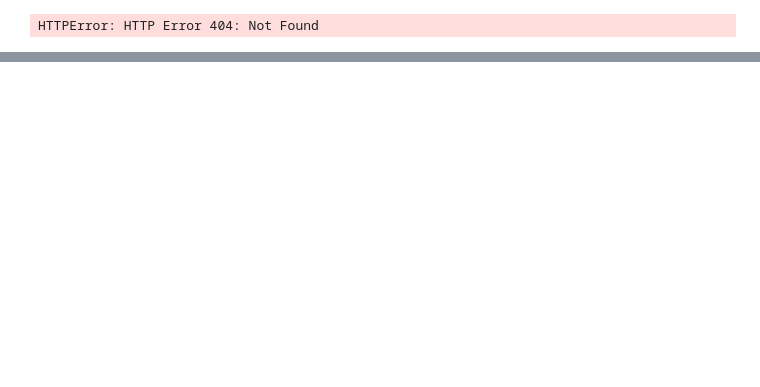
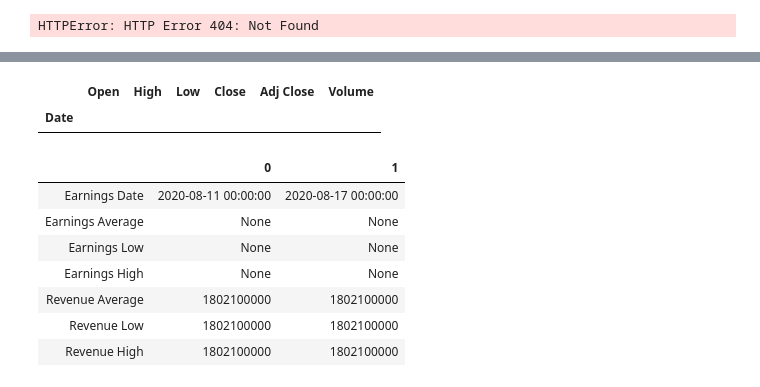
Before and after one commit to ruben-rosa/MyDashApp, a Jupyter notebook: notebooks/stock_dashboard_final-v2.ipynb, the cells around one changed output, grey strips where cells are left out. Saved outputs shown, nothing was run; the diff lists cells and outputs as text; code cells hidden in the pictures; blank space fills up the shorter version.

```diff
--- a/notebooks/stock_dashboard_final-v2.ipynb
+++ b/notebooks/stock_dashboard_final-v2.ipynb
@@ -226,0 +305,16 @@ HTTPError: HTTP Error 404: Not Found
+# %%
+df_ticker.balance_sheet
+# %% [output]
+|  | Open | High | Low | Close | Adj Close | Volume |
+| Date |  |  |  |  |  |  |
+# %%
+df_ticker.calendar
+# %% [output]
+|  | 0 | 1 |
+| Earnings Date | 2020-08-11 00:00:00 | 2020-08-17 00:00:00 |
+| Earnings Average | None | None |
+| Earnings Low | None | None |
+| Earnings High | None | None |
+| Revenue Average | 1802100000 | 1802100000 |
+| Revenue Low | 1802100000 | 1802100000 |
+| Revenue High | 1802100000 | 1802100000 |
```
Also changed, not shown: parts of 10 cells of this notebook.
